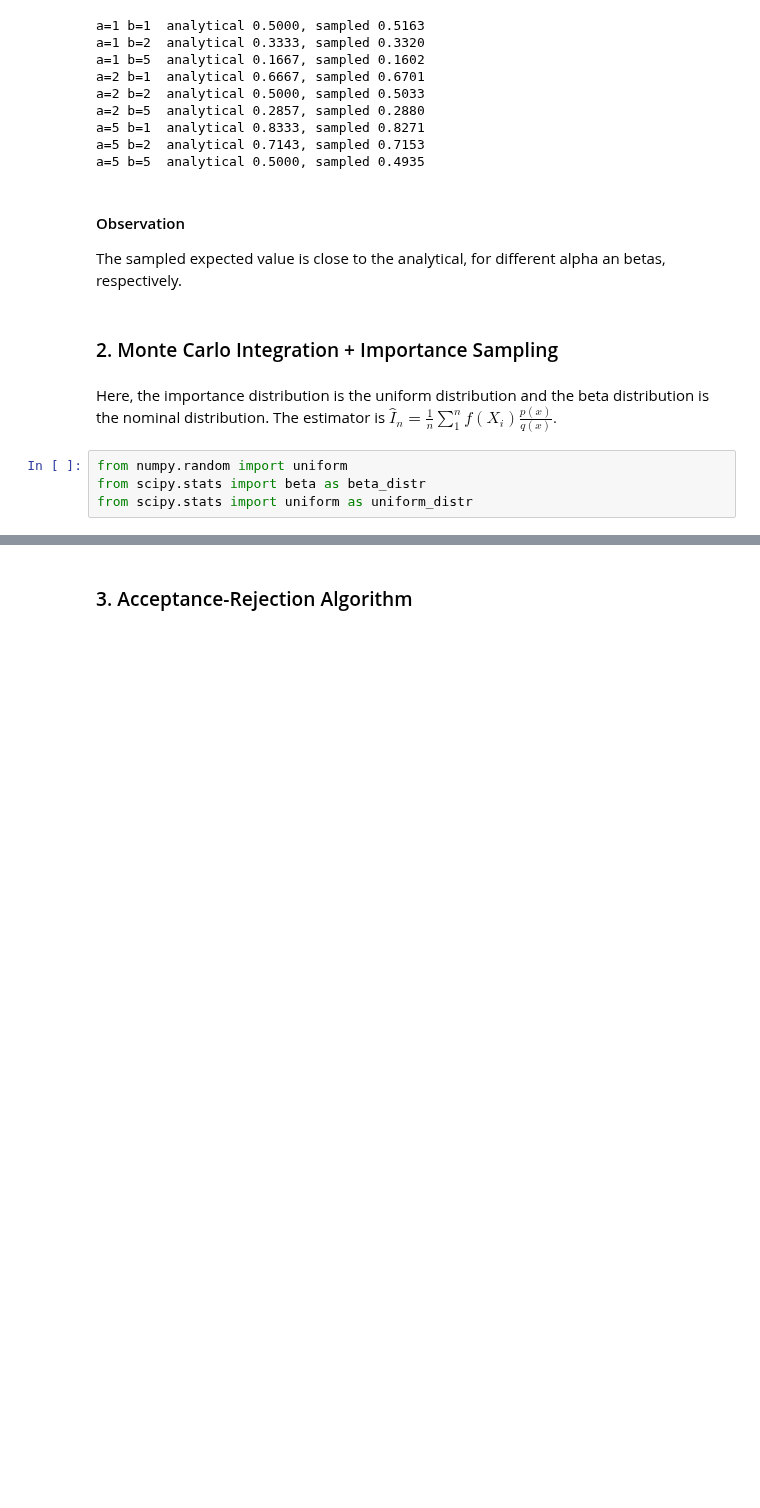
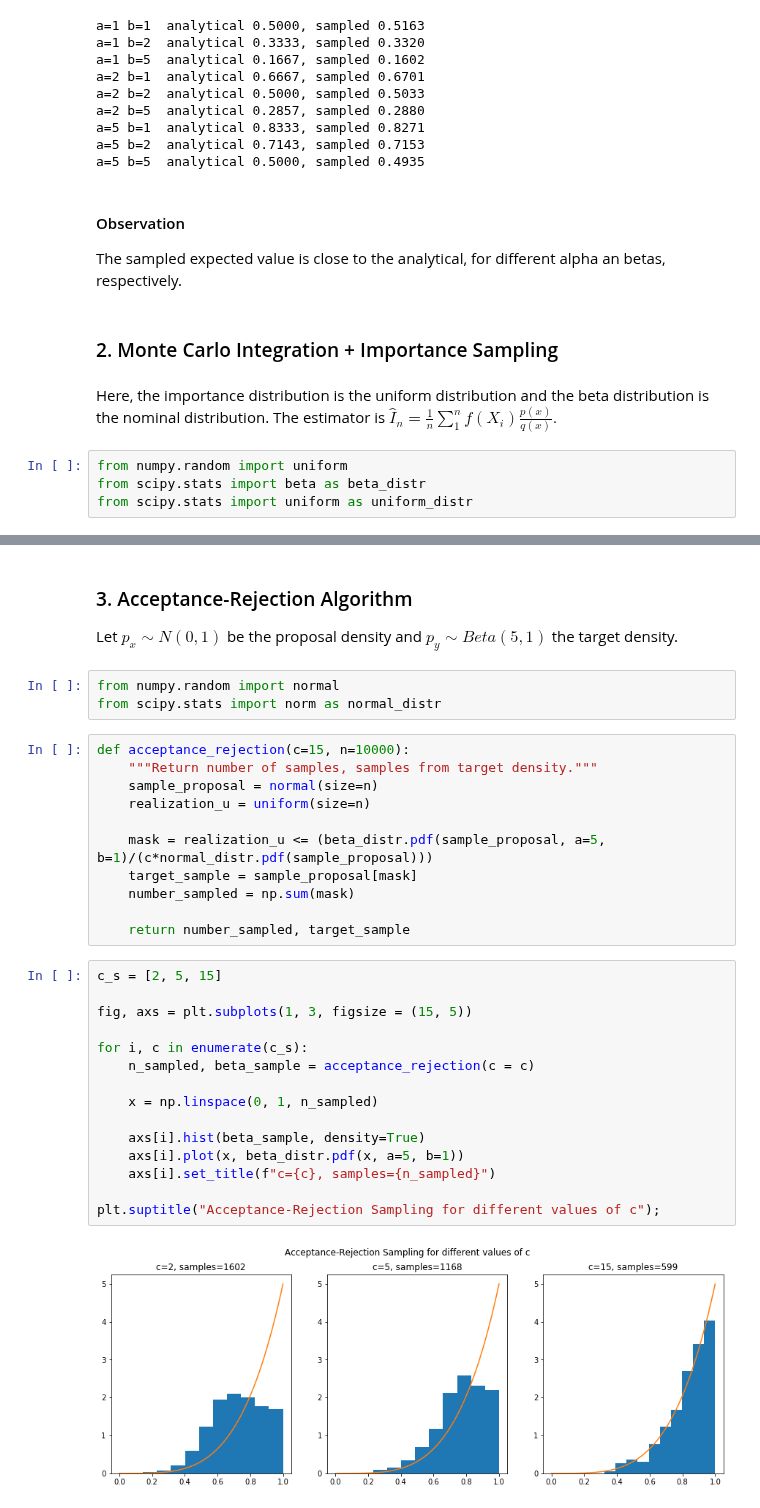
Before and after one commit to DorotheaMueller/statistics_assignments, a Jupyter notebook: ex_3.ipynb, the cells around one changed output, grey strips where cells are left out. Drawn from its saved outputs; the diff is of its cells as text; blank space fills up the shorter version.

```diff
--- a/ex_3.ipynb
+++ b/ex_3.ipynb
@@ -490,2 +490,35 @@ a=5 b=5  analytical 0.5000, sampled 0.4931
-# %% [markdown]
-### 3. Acceptance-Rejection Algorithm
+# %% [markdown]
+### 3. Acceptance-Rejection Algorithm
+
+Let $p_x\sim N(0, 1)$ be the proposal density and $p_y\sim Beta(5,1)$ the target density.
+# %%
+from numpy.random import normal
+from scipy.stats import norm as normal_distr
+# %%
+def acceptance_rejection(c=15, n=10000):
+    """Return number of samples, samples from target density."""
+    sample_proposal = normal(size=n)
+    realization_u = uniform(size=n)
+
+    mask = realization_u <= (beta_distr.pdf(sample_proposal, a=5, b=1)/(c*normal_distr.pdf(sample_proposal)))
+    target_sample = sample_proposal[mask]
+    number_sampled = np.sum(mask)
+
+    return number_sampled, target_sample
+# %%
+c_s = [2, 5, 15]
+
+fig, axs = plt.subplots(1, 3, figsize = (15, 5))
+
+for i, c in enumerate(c_s):
+    n_sampled, beta_sample = acceptance_rejection(c = c)
+
+    x = np.linspace(0, 1, n_sampled)
+
+    axs[i].hist(beta_sample, density=True)
+    axs[i].plot(x, beta_distr.pdf(x, a=5, b=1))
+    axs[i].set_title(f"c={c}, samples={n_sampled}")
+
+plt.suptitle("Acceptance-Rejection Sampling for different values of c");
+# %% [output]
+[figure, added]
```
Also changed, not shown: parts of 2 cells of this notebook.
